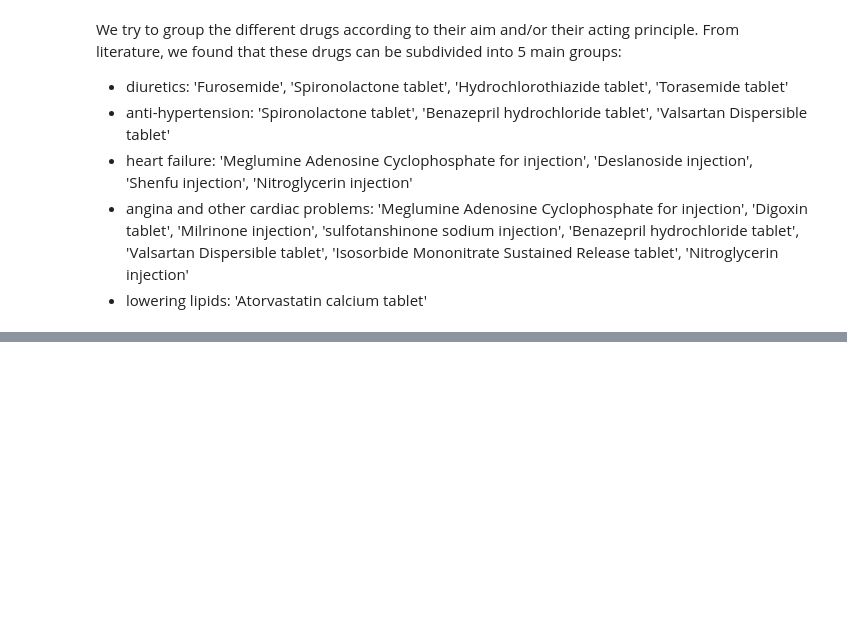
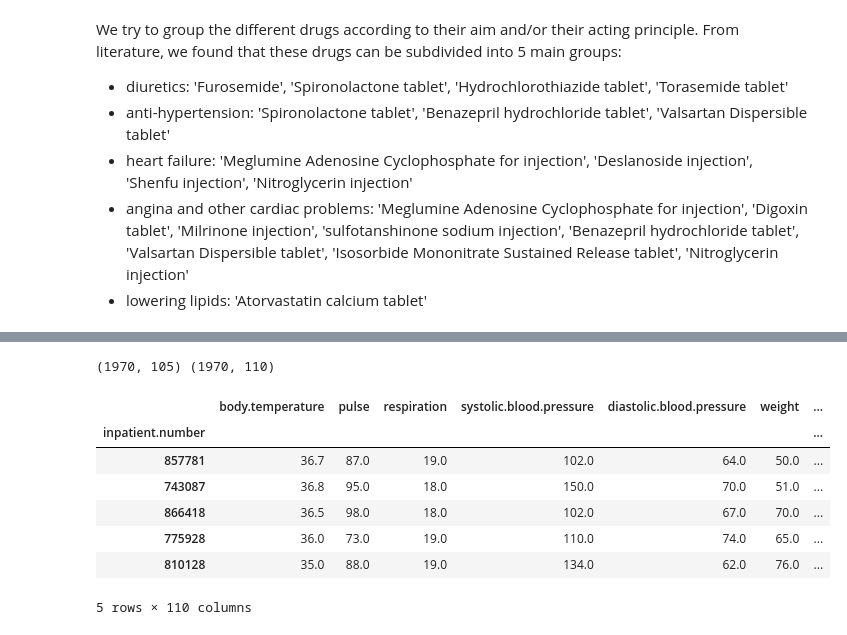
Before and after one commit to annachiara-rossi/heart-failure-project, a Jupyter notebook: 6_Drugs.ipynb, the cells around one changed output, grey strips where cells are left out. Saved outputs shown, nothing was run; the diff lists cells and outputs as text; code cells hidden in the pictures; blank space fills up the shorter version.

```diff
--- a/6_Drugs.ipynb
+++ b/6_Drugs.ipynb
@@ -383,0 +172,2 @@ pat
+# %%
+drugs_by_patient = df_grouped.max()
@@ -383,0 +199,15 @@ pat
+# %%
+# suffix is needed because we already have a variable called cholesterol
+data_final = data.join(drugs_by_patient, rsuffix = '_drug')
+print(data.shape,data_final.shape)
+data_final.head()
+# %% [output]
+(1970, 105) (1970, 110)
+|  | body.temperature | pulse | respiration | systolic.blood.pressure | diastolic.blood.pressure | weight | ... |
+| inpatient.number |  |  |  |  |  |  | ... |
+| 857781 | 36.7 | 87.0 | 19.0 | 102.0 | 64.0 | 50.0 | ... |
+| 743087 | 36.8 | 95.0 | 18.0 | 150.0 | 70.0 | 51.0 | ... |
+| 866418 | 36.5 | 98.0 | 18.0 | 102.0 | 67.0 | 70.0 | ... |
+| 775928 | 36.0 | 73.0 | 19.0 | 110.0 | 74.0 | 65.0 | ... |
+| 810128 | 35.0 | 88.0 | 19.0 | 134.0 | 62.0 | 76.0 | ... |
+5 rows × 110 columns
```
Also changed, not shown: parts of 42 cells of this notebook.
